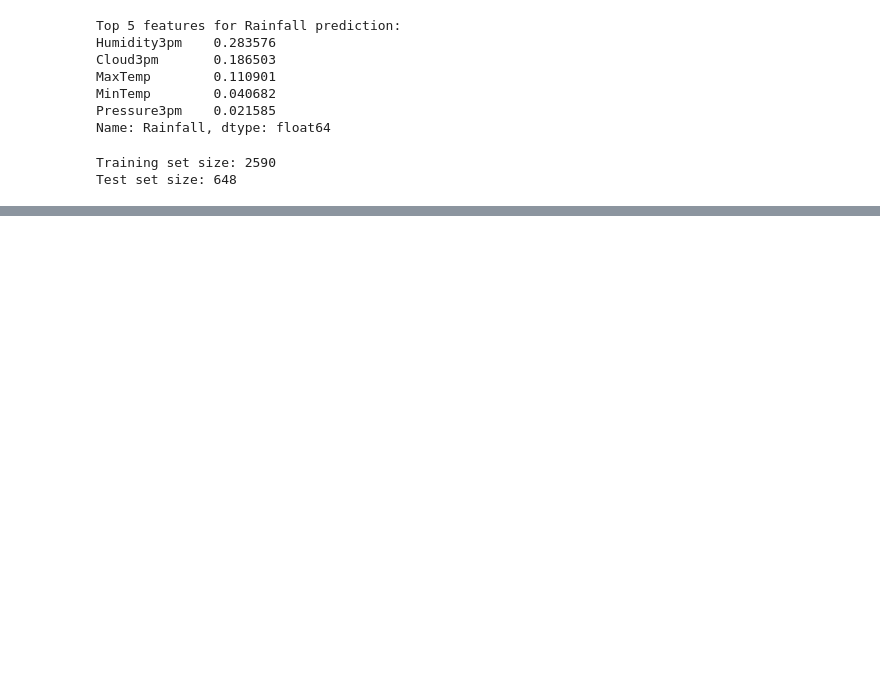
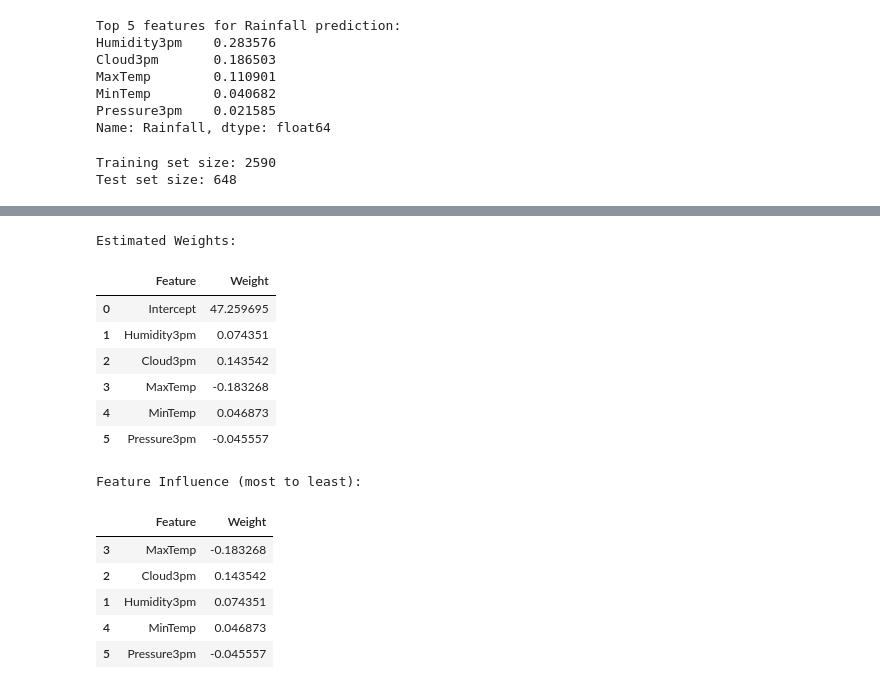
Before and after one commit to Mahyar-mhn/WeatherAUS_Rainfall_Regression_Analysis, a Jupyter notebook: main.ipynb, the cells around one changed output, grey strips where cells are left out. Saved outputs shown, nothing was run; the diff lists cells and outputs as text; code cells hidden in the pictures; blank space fills up the shorter version.

```diff
--- a/main.ipynb
+++ b/main.ipynb
@@ -260,0 +303,35 @@ Test set size: 648
+# %%
+# Create a DataFrame of weights for better readability
+weight_labels = ["Intercept"] + features
+weights_df = pd.DataFrame({
+    "Feature": weight_labels,
+    "Weight": w
+})
+
+# Sort by absolute weight value (excluding intercept)
+weights_sorted = weights_df[weights_df["Feature"] != "Intercept"].copy()
+weights_sorted["AbsWeight"] = weights_sorted["Weight"].abs()
+weights_sorted = weights_sorted.sort_values(by="AbsWeight", ascending=False)
+
+# Display weights
+print("Estimated Weights:")
+display(weights_df)
+
+print("\nFeature Influence (most to least):")
+display(weights_sorted[["Feature", "Weight"]])
+# %% [output]
+Estimated Weights:
+|  | Feature | Weight |
+| 0 | Intercept | 47.259695 |
+| 1 | Humidity3pm | 0.074351 |
+| 2 | Cloud3pm | 0.143542 |
+| 3 | MaxTemp | -0.183268 |
+| 4 | MinTemp | 0.046873 |
+| 5 | Pressure3pm | -0.045557 |
+Feature Influence (most to least):
+|  | Feature | Weight |
+| 3 | MaxTemp | -0.183268 |
+| 2 | Cloud3pm | 0.143542 |
+| 1 | Humidity3pm | 0.074351 |
+| 4 | MinTemp | 0.046873 |
+| 5 | Pressure3pm | -0.045557 |
```
Also changed, not shown: parts of 9 cells of this notebook.
